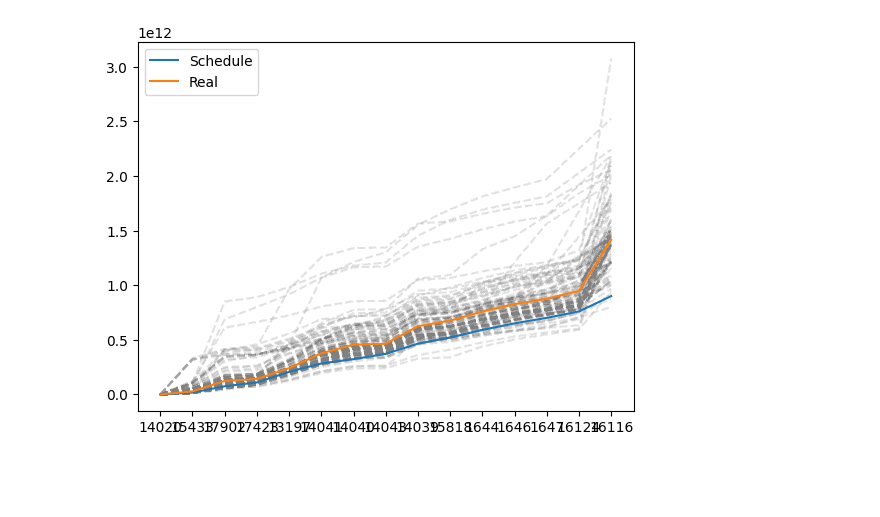
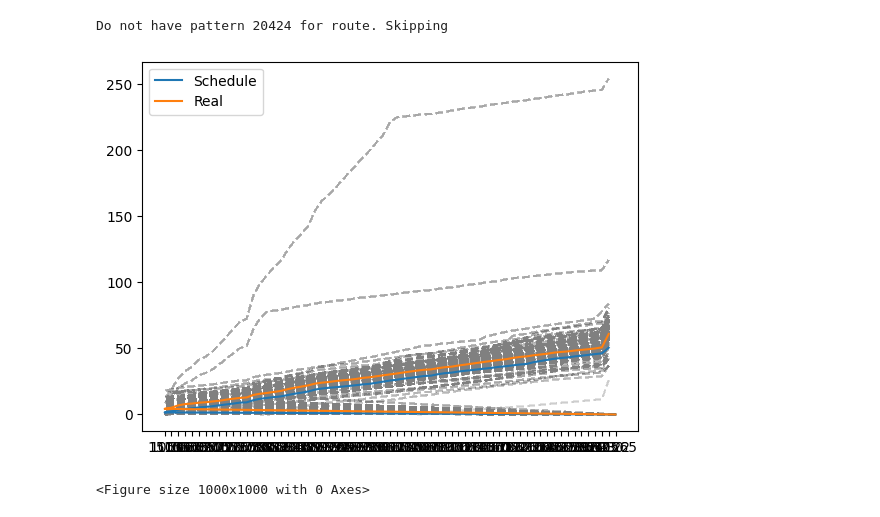
Before and after one commit to mansueto-institute/cta-stop-watch, a Jupyter notebook: cta-stop-watch/analysis/time_to_next_stop.ipynb, the cells around one changed output. Saved outputs shown, nothing was run; the diff lists cells and outputs as text; code cells hidden in the pictures; blank space fills up the shorter version.

Commit message:
metrics

```diff
--- a/cta-stop-watch/analysis/time_to_next_stop.ipynb
+++ b/cta-stop-watch/analysis/time_to_next_stop.ipynb
@@ -50,10 +50,20 @@ def create_trips_df(xwalk:pl.DataFrame, rts:list, is_scheduled:bool = False):
     df_trips_all = pl.concat(trips)
 
     if is_scheduled:
-        df_trips_all = df_trips_all.rename({'route_id': 'rt'})
+        df_trips_all =df_trips_all.sort(['schd_trip_id', 'bus_stop_time'])
+
         df_trips_all = df_trips_all.with_columns(
-            trip_id = pl.col('schd_trip_id') + pl.col('bus_stop_time').dt.date().cast(pl.String)
-            )
+            total_stops = pl.col("stop_id").n_unique().over("pid"),
+            trip_rn = pl.col("bus_stop_time").rank("ordinal").over("schd_trip_id")
+        )
+
+        df_trips_all = df_trips_all.with_columns(
+            pl.struct('schd_trip_id', 'total_stops', 'trip_rn')
+            .map_elements(lambda x: x["schd_trip_id"] + '-' + str(((x['trip_rn']-1) // x['total_stops'])), return_dtype=pl.String).alias('trip_id')
+        )
+        df_trips_all = df_trips_all.rename({"route_id": "rt"})
+
+
     else:
         df_trips_all = df_trips_all.rename({"unique_trip_vehicle_day": "trip_id", 'stpid': 'stop_id'})
 
@@ -78,7 +88,7 @@ def time_to_next_stop(trips_df:pl.DataFrame, is_daytime:bool = True, ):
 
     trips_df = trips_df.with_columns(stop_sequence = (
         pl.col('bus_stop_time').rank("ordinal")
-        .over(pl.col('trip_id').rle_id())))
+        .over(pl.struct(['trip_id', 'pid']).rle_id())))
 
 
     trips_df = trips_df.with_columns((pl.col('bus_stop_time').dt.hour()).alias('hour'),
@@ -92,7 +102,7 @@ def time_to_next_stop(trips_df:pl.DataFrame, is_daytime:bool = True, ):
 def group_metrics(trips_df:pl.DataFrame, group_type:str, metric:str):
 
     if group_type == 'bus_stop':
-        group_type = ['pid', 'stop_id', 'stop_sequence']
+        group_type = ['pid', 'stop_id']
     else:
         group_type = [group_type]
 
@@ -133,38 +143,42 @@ def chart_schedule_vs_real(schedule, real, groupby):
 rt_to_pid = pl.read_parquet('rt_to_pid.parquet')
 
 #median for schedule
-trips_df = create_trips_df(rt_to_pid, rts = ['172'], is_scheduled=True)
-test = time_to_next_stop(trips_df)
-schedule_metrics = group_metrics(test, 'bus_stop', 'cum_trip_time').sort(['pid','stop_sequence'])
+schd_trips_df = create_trips_df(rt_to_pid, rts = ['55'], is_scheduled=True)
+test = time_to_next_stop(schd_trips_df)
+schedule_metrics = group_metrics(test, 'bus_stop', 'cum_trip_time')
 
-test_schedule = schedule_metrics.filter(pl.col('pid') == '4103')
+test_schedule = schedule_metrics.filter(pl.col('pid') == '5425').sort('median')
 
 #median for real
-trips_df = create_trips_df(rt_to_pid, rts = ['172'], is_scheduled=False)
+trips_df = create_trips_df(rt_to_pid, rts = ['55'], is_scheduled=False)
 bus_trips = time_to_next_stop(trips_df)
-bus_metrics = group_metrics(bus_trips, 'bus_stop', 'cum_trip_time').sort(['pid','stop_sequence'])
+bus_metrics = group_metrics(bus_trips, 'bus_stop', 'cum_trip_time')
 
-test_bus = bus_metrics.filter(pl.col('pid') == 14103)
+test_bus = bus_metrics.filter(pl.col('pid') == 5425).sort('median')
 
 #sample of 100 bus trips
-sample_trips = bus_trips.filter(pl.col('pid') == 14103).select(pl.col('trip_id')).sample(100)
+sample_trips = bus_trips.filter(pl.col('pid') == 5425).select(pl.col('trip_id')).sample(100)
 bus_trips_sample = bus_trips.filter(pl.col('trip_id').is_in(sample_trips))
+# %% [output]
+Do not have pattern 20424 for route. Skipping
 # %%
 
 fig, ax = plt.subplots()
+plt.figure(figsize=(10,10))
 
 #for trip in range(bus_trips_sample.select('trip_id').unique()):
     #subset = bus_trips_sample.slice(i,1)
 
 
 for row in bus_trips_sample.iter_rows(named=True):
     subset = bus_trips_sample.filter(pl.col('trip_id') == row['trip_id'])
-    ax.plot(subset['stop_id'], subset['cum_trip_time'], color = 'grey', alpha=0.01, linestyle='dashed')
+    ax.plot(subset['stop_id'], subset.select(pl.col('cum_trip_time')).get_columns()[0].dt.total_seconds()/60, color = 'grey', alpha=0.01, linestyle='dashed')
 
-ax.plot(test_schedule['stop_id'], test_schedule['median'], label = 'Schedule')
-ax.plot(test_bus['stop_id'], test_bus['median'], label = 'Real')
+ax.plot(test_schedule['stop_id'], test_schedule.select(pl.col('median')).get_columns()[0].dt.total_seconds()/60, label = 'Schedule')
+ax.plot(test_bus['stop_id'], test_bus.select(pl.col('median')).get_columns()[0].dt.total_seconds()/60, label = 'Real')
 
 ax.legend()
 plt.show()
 # %% [output]
-[figure, old version]
+[figure, new version]
+<Figure size 1000x1000 with 0 Axes>
```
Also changed, not shown: parts of 2 cells of this notebook, 3 other files.
